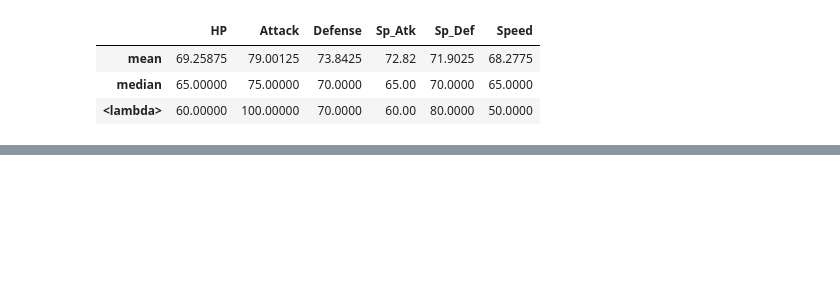
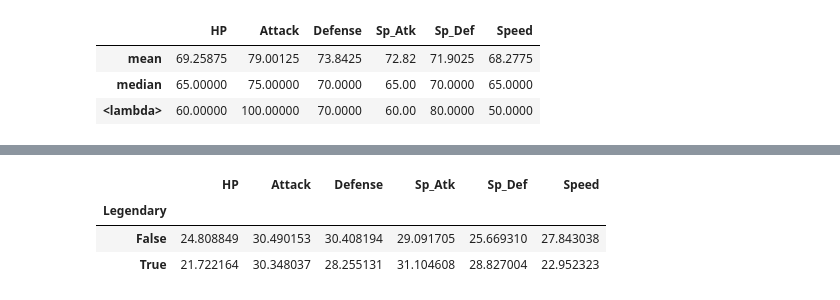
Before and after one commit to et586-estatistica/intro-data-analysis-lucasmorais6, a Jupyter notebook: atividade1.ipynb, the cells around one changed output, grey strips where cells are left out. Saved outputs shown, nothing was run; the diff lists cells and outputs as text; code cells hidden in the pictures; blank space fills up the shorter version.

```diff
--- a/atividade1.ipynb
+++ b/atividade1.ipynb
@@ -578,0 +681,8 @@ df_pokemon[stats_cols].agg(['mean', 'median', lambda x: x.mode().iloc[0]])
+# %%
+df_pokemon.groupby('Legendary')[stats_cols].mean()
+df_pokemon.groupby('Legendary')[stats_cols].std()
+# %% [output]
+|  | HP | Attack | Defense | Sp_Atk | Sp_Def | Speed |
+| Legendary |  |  |  |  |  |  |
+| False | 24.808849 | 30.490153 | 30.408194 | 29.091705 | 25.669310 | 27.843038 |
+| True | 21.722164 | 30.348037 | 28.255131 | 31.104608 | 28.827004 | 22.952323 |
```
Also changed, not shown: parts of 20 cells of this notebook.
